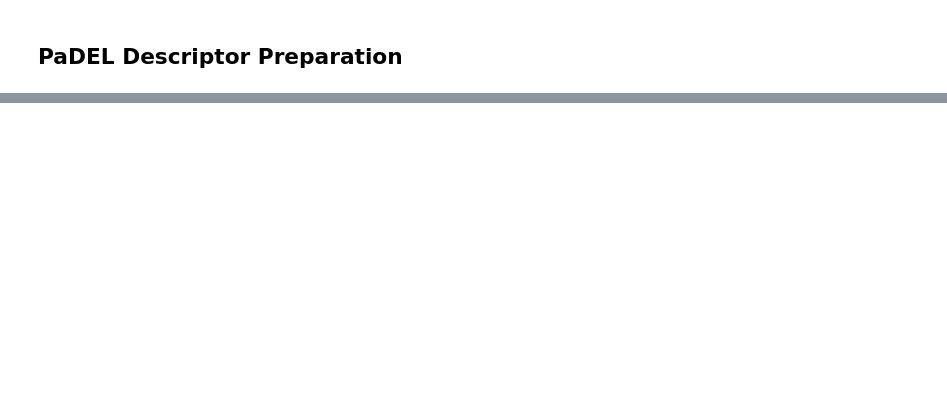
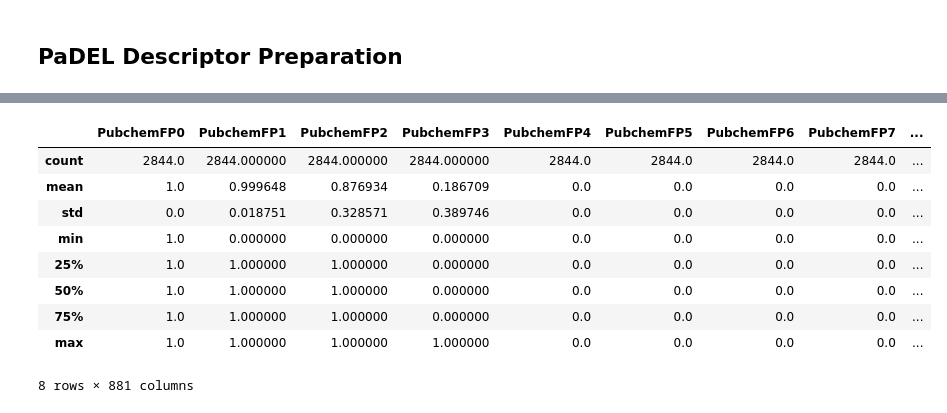
Before and after one commit to brooke57/TKR_FLT3_Drug_Discovery, a Jupyter notebook: Drug_Discovery_TKR_FLT3_DescriptorsPrep.ipynb, the cells around one changed output, grey strips where cells are left out. Saved outputs shown, nothing was run; the diff lists cells and outputs as text; code cells hidden in the pictures; blank space fills up the shorter version.

```diff
--- a/Drug_Discovery_TKR_FLT3_DescriptorsPrep.ipynb
+++ b/Drug_Discovery_TKR_FLT3_DescriptorsPrep.ipynb
@@ -58,0 +136,3 @@ select = ['canon_smiles', '']
+# %%
+# Read the 'descriptors.csv' file into a dataframe
+df_des = pd.read_csv('descriptors_output.csv')
@@ -58,0 +149,3 @@ select = ['canon_smiles', '']
+# %%
+df_des_mod = df_des.drop(['Name'], axis=1)
+df_des_mod.head()
@@ -58,0 +160,13 @@ select = ['canon_smiles', '']
+# %%
+df_des_mod.describe()
+# %% [output]
+|  | PubchemFP0 | PubchemFP1 | PubchemFP2 | PubchemFP3 | PubchemFP4 | PubchemFP5 | PubchemFP6 | PubchemFP7 | ... |
+| count | 2844.0 | 2844.000000 | 2844.000000 | 2844.000000 | 2844.0 | 2844.0 | 2844.0 | 2844.0 | ... |
+| mean | 1.0 | 0.999648 | 0.876934 | 0.186709 | 0.0 | 0.0 | 0.0 | 0.0 | ... |
+| std | 0.0 | 0.018751 | 0.328571 | 0.389746 | 0.0 | 0.0 | 0.0 | 0.0 | ... |
+| min | 1.0 | 0.000000 | 0.000000 | 0.000000 | 0.0 | 0.0 | 0.0 | 0.0 | ... |
+| 25% | 1.0 | 1.000000 | 1.000000 | 0.000000 | 0.0 | 0.0 | 0.0 | 0.0 | ... |
+| 50% | 1.0 | 1.000000 | 1.000000 | 0.000000 | 0.0 | 0.0 | 0.0 | 0.0 | ... |
+| 75% | 1.0 | 1.000000 | 1.000000 | 0.000000 | 0.0 | 0.0 | 0.0 | 0.0 | ... |
+| max | 1.0 | 1.000000 | 1.000000 | 1.000000 | 0.0 | 0.0 | 0.0 | 0.0 | ... |
+8 rows × 881 columns
```
Also changed, not shown: parts of 13 cells of this notebook.
